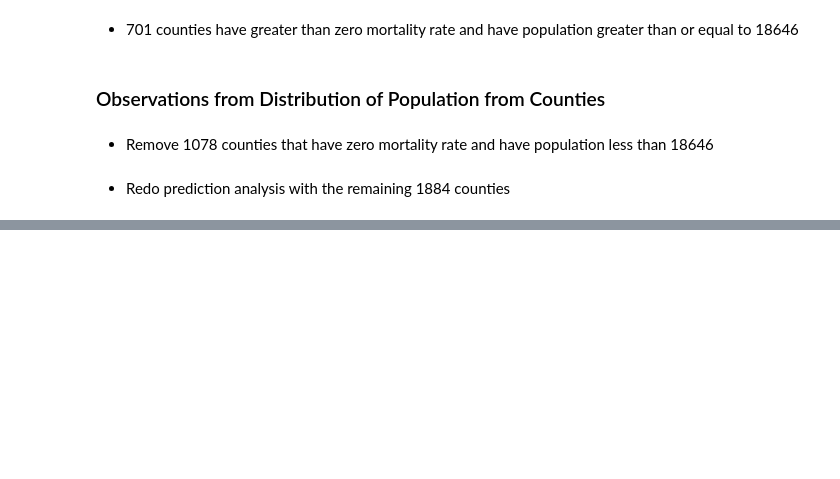
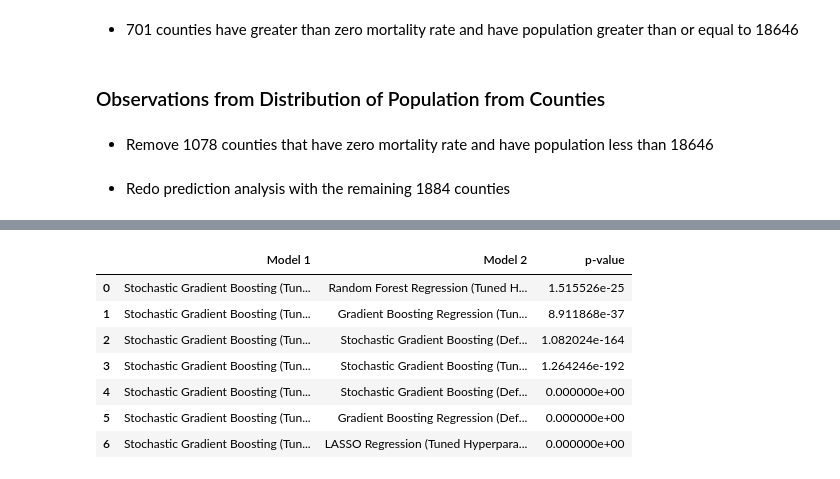
Before and after one commit to danielhanbitlee/Springboard, a Jupyter notebook: capstone_project/presentation_slides_predicting_opioid_overdose_mortality_rate.ipynb, the cells around one changed output, grey strips where cells are left out. Drawn from its saved outputs; the diff is of its cells as text; code cells hidden in the pictures; blank space fills up the shorter version.

```diff
--- a/capstone_project/presentation_slides_predicting_opioid_overdose_mortality_rate.ipynb
+++ b/capstone_project/presentation_slides_predicting_opioid_overdose_mortality_rate.ipynb
@@ -475,3 +511,16 @@ population_distribution
+# %%
+two_sample_t_test_p_values = pd.read_csv('pop_adj_t_test_p_values.csv').loc[:6, :]
+# %%
+two_sample_t_test_p_values
+# %% [output]
+|  | Model 1 | Model 2 | p-value |
+| 0 | Stochastic Gradient Boosting (Tun... | Random Forest Regression (Tuned H... | 1.515526e-25 |
+| 1 | Stochastic Gradient Boosting (Tun... | Gradient Boosting Regression (Tun... | 8.911868e-37 |
+| 2 | Stochastic Gradient Boosting (Tun... | Stochastic Gradient Boosting (Def... | 1.082024e-164 |
+| 3 | Stochastic Gradient Boosting (Tun... | Stochastic Gradient Boosting (Tun... | 1.264246e-192 |
+| 4 | Stochastic Gradient Boosting (Tun... | Stochastic Gradient Boosting (Def... | 0.000000e+00 |
+| 5 | Stochastic Gradient Boosting (Tun... | Gradient Boosting Regression (Def... | 0.000000e+00 |
+| 6 | Stochastic Gradient Boosting (Tun... | LASSO Regression (Tuned Hyperpara... | 0.000000e+00 |
 # %% [markdown]
 ### Boxplot of Bootstrap RMSE Distributions for All Methods (Population >= 18646)
 <img src="images/pop_adj_boxplot_bootstrap_dist.png" />
```
Also changed, not shown: parts of 39 cells of this notebook, 1 other file.
